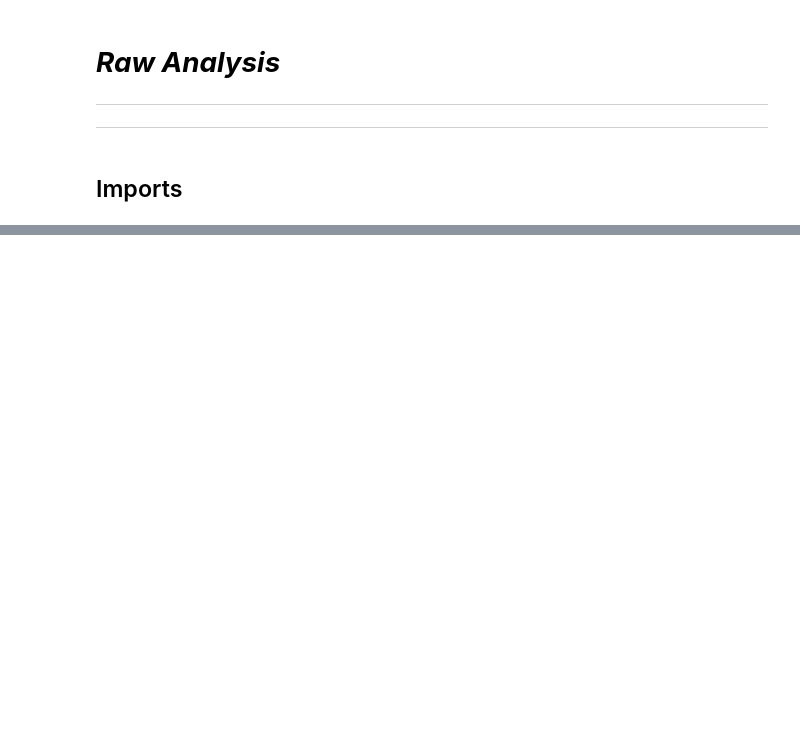
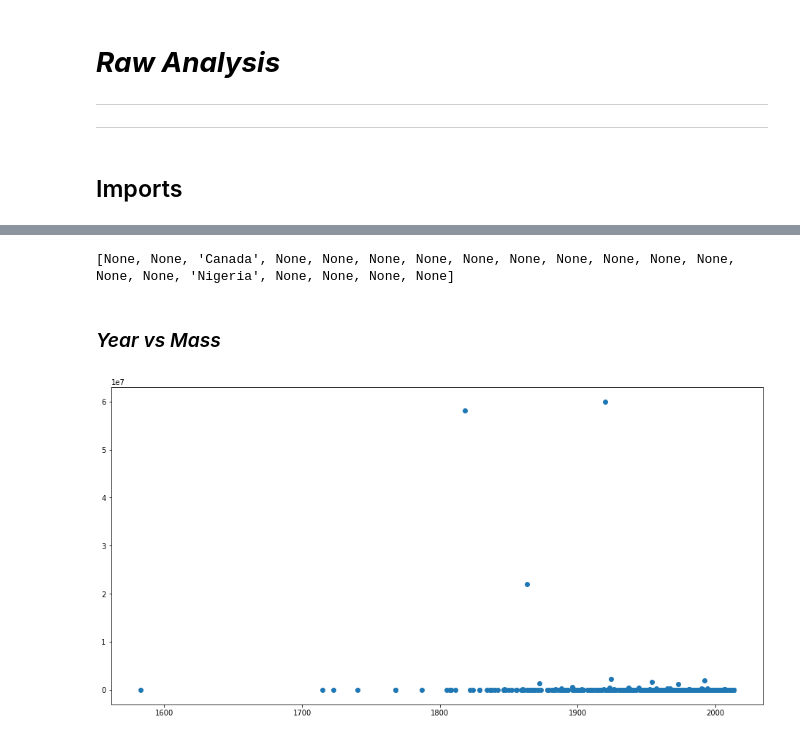
Before and after one commit to RobotGyal/Project-Impact-2020, a Jupyter notebook: Raw Analysis.ipynb, the cells around one changed output, grey strips where cells are left out. Saved outputs shown, nothing was run; the diff lists cells and outputs as text; code cells hidden in the pictures; blank space fills up the shorter version.

```diff
--- a/Raw Analysis.ipynb
+++ b/Raw Analysis.ipynb
@@ -64,0 +149,21 @@ None
+# %%
+geolocator = Nominatim(user_agent="project_impact")
+
+lists = []
+for i in range(20):
+    lats = data['lat'].get(key = i)
+    longs = data['long'].get(key = i)
+    coor = gp.Point(lats, longs)
+    country = geolocator.reverse(gp.Point(coor)).raw['address'].get('country')
+    lists.append(country)
+print(lists)
+# %% [output]
+[None, None, 'Canada', None, None, None, None, None, None, None, None, None, None, None, None, 'Nigeria', None, None, None, None]
+# %% [markdown]
+### *Year vs Mass*
+# %%
+fig, ax = plt.subplots(figsize=(16,8))
+ax.scatter(data['year'], data['mass'])
+plt.show()
+# %% [output]
+[figure, added]
```
Also changed, not shown: parts of 15 cells of this notebook, 1 other file.
